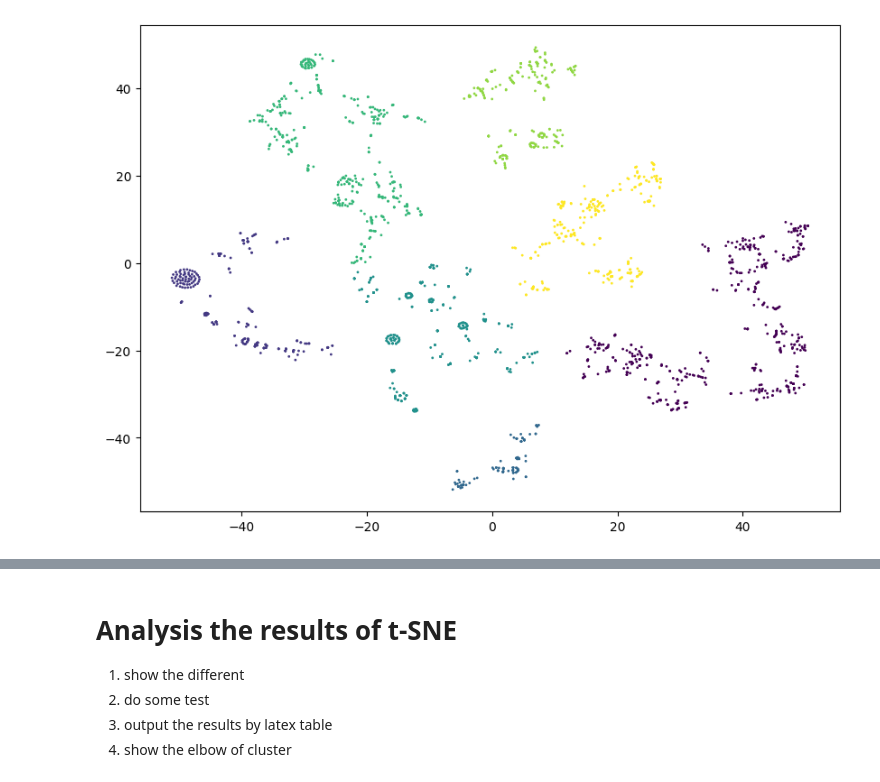
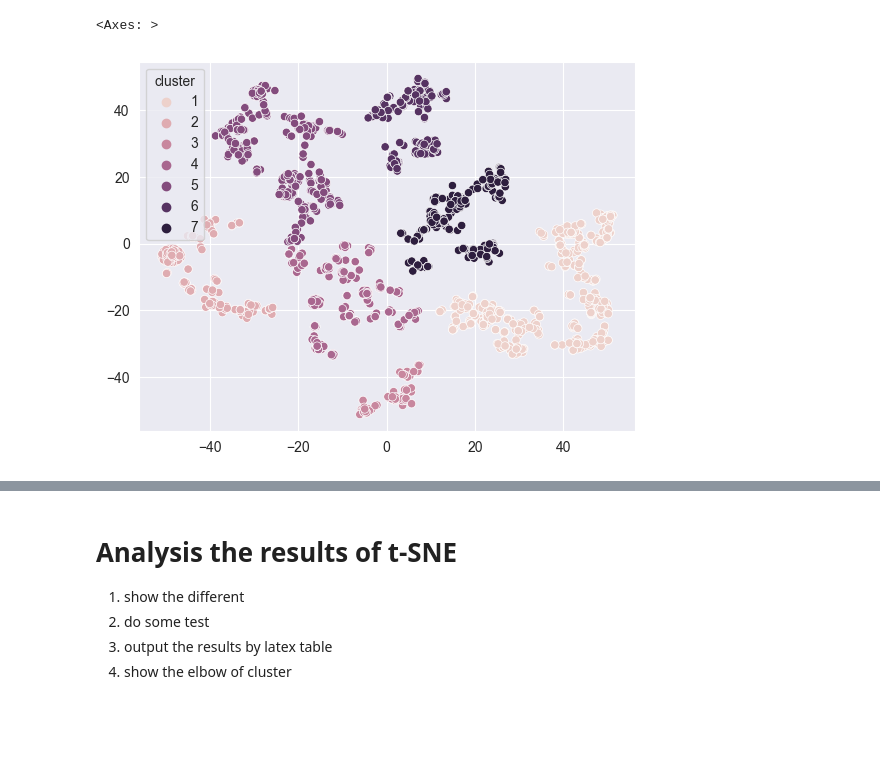
Before and after one commit to marsneko/schoolNetworkGithub, a Jupyter notebook: analyzeCodes/tsneCluster.ipynb, the cells around one changed output, grey strips where cells are left out. Saved outputs shown, nothing was run; the diff lists cells and outputs as text; code cells hidden in the pictures; blank space fills up the shorter version.

```diff
--- a/analyzeCodes/tsneCluster.ipynb
+++ b/analyzeCodes/tsneCluster.ipynb
@@ -119,10 +120,12 @@ tsne_data = tsne.fit_transform(stddata)
 linkage_matrix = linkage(tsne_data, method='average', metric='euclidean')
 cluster = fcluster(linkage_matrix,t = 7 , criterion='maxclust')
 label_df['cluster'] = cluster
-# %%
-#plot results
-plt.figure(figsize=(10, 7))
-plt.scatter(tsne_data[:,0], tsne_data[:,1], c=cluster,s = 1, cmap='viridis')
-plt.savefig(f"./pics/{'simplify_' if USE_SIMPLE_DATA else 'raw_'}tsneCluster.png")
-# %% [output]
-[figure, removed]
+# %%
+arrar_x = np.array(tsne_data[:,0])
+arrar_y = np.array(tsne_data[:,1])
+# %%
+# use sns make scatter plot
+sns.scatterplot(x = arrar_x, y = arrar_y , hue = label_df['cluster'])
+# %% [output]
+<Axes: >
+[figure, added]
```
Also changed, not shown: parts of 7 cells of this notebook, 6 other files.
